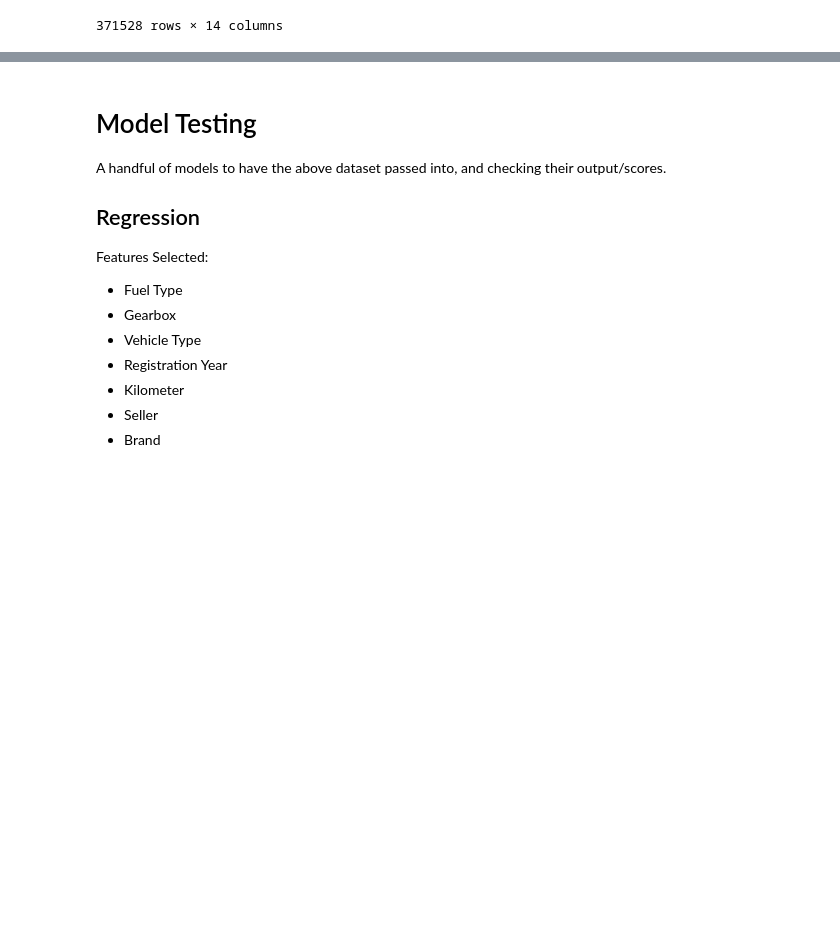
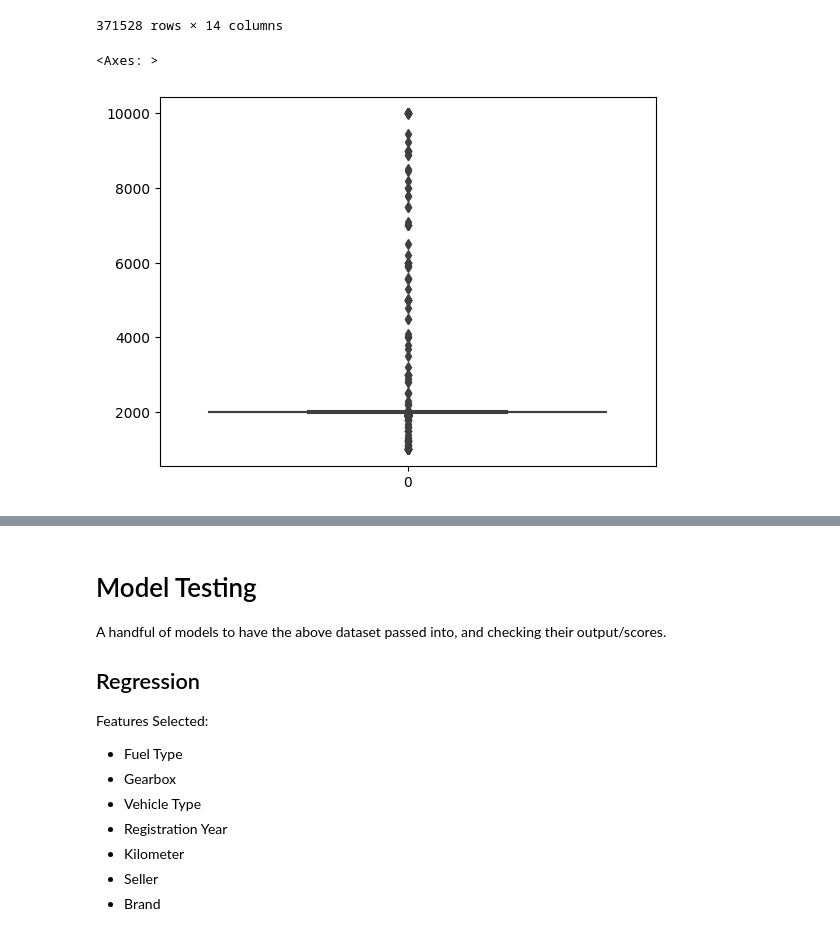
Before and after one commit to Supermjork/Much-Vroom, a Jupyter notebook: notebook/vroom.ipynb, the cells around one changed output, grey strips where cells are left out. Saved outputs shown, nothing was run; the diff lists cells and outputs as text; code cells hidden in the pictures; blank space fills up the shorter version.

```diff
--- a/notebook/vroom.ipynb
+++ b/notebook/vroom.ipynb
@@ -274,6 +277,15 @@ de_carDat.drop(columns = dropped_cols, inplace = True)
 # Checking dataframes after drop
 
 display(de_carDat, en_carDat)
+
+# Setting a variable to hold one instance
+# of data, in either language locale
+
+# German
+selected_data = de_carDat
+
+# English
+selected_data = en_carDat
 # %% [output]
 |  | seller | offerType | price | abtest | vehicleType | yearOfRegistration | gearbox | powerPS | model | ... |
 | 0 | privat | Angebot | 480 | test | NaN | 1993 | manuell | 0 | golf | ... |
@@ -301,3 +313,10 @@ display(de_carDat, en_carDat)
 | 371526 | private | offer | 3400 | test | station wagon | 2002 | manual | 100 | golf | ... |
 | 371527 | private | offer | 28990 | control | limousine | 2013 | manual | 320 | m_reihe | ... |
 371528 rows × 14 columns
+# %%
+# Plotting to view the distribution of years
+# Cannot be more than... 2023..
+sns.boxplot(selected_data['yearOfRegistration'])
+# %% [output]
+<Axes: >
+[figure, added]
```
Also changed, not shown: parts of 9 cells of this notebook.
